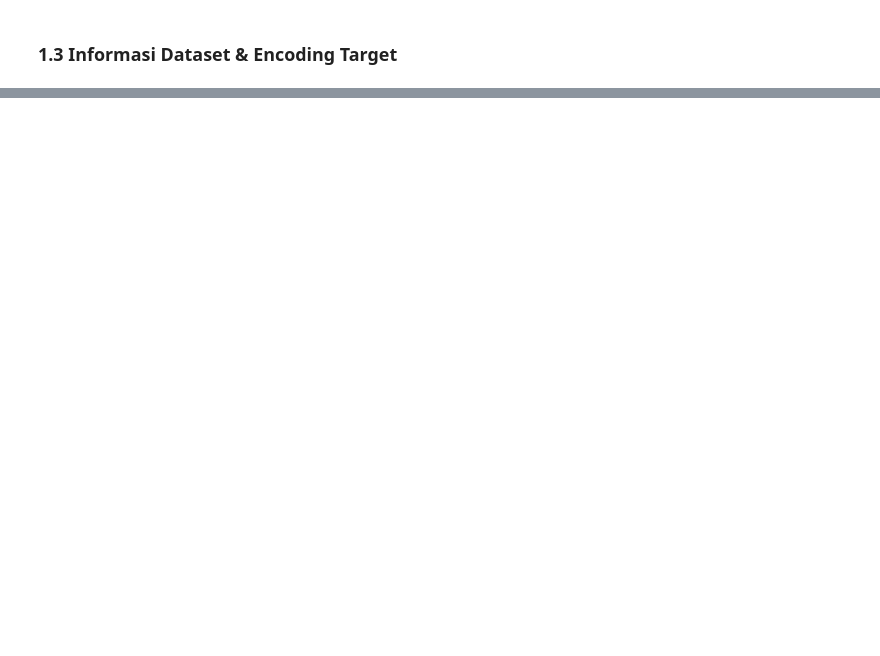
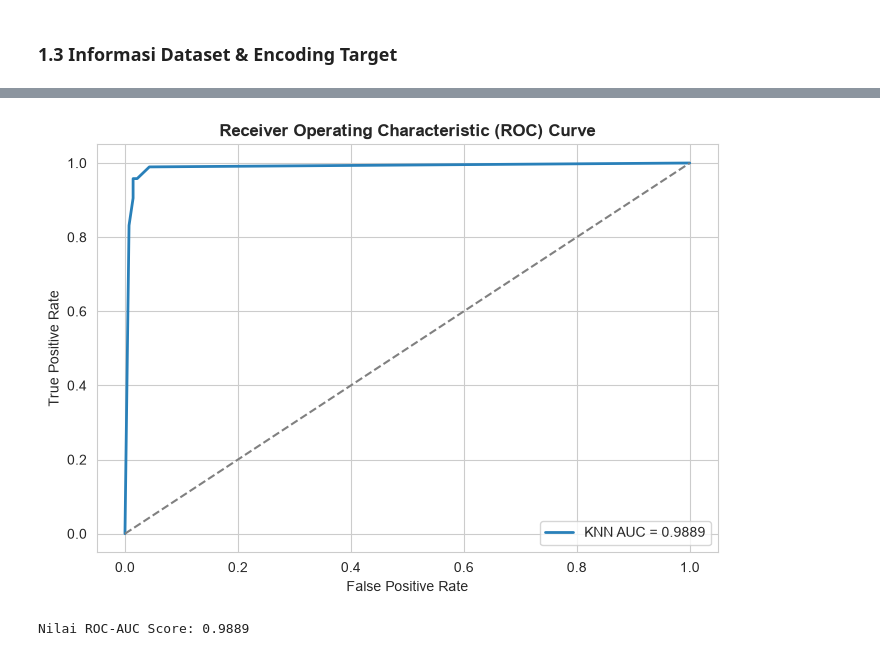
Before and after one commit to IrsyadMajid/MachineLearning_FinalProject, a Jupyter notebook: KNN_Maternal_Risk.ipynb, the cells around one changed output, grey strips where cells are left out. Drawn from its saved outputs; the diff is of its cells as text; code cells hidden in the pictures; blank space fills up the shorter version.

```diff
--- a/KNN_Maternal_Risk.ipynb
+++ b/KNN_Maternal_Risk.ipynb
@@ -654,0 +238,19 @@ pred_2, prob_2 = predict_maternal_risk(pasien_2)
+# %%
+# ROC Curve & AUC Score
+fpr, tpr, _ = roc_curve(y_test, y_prob)
+auc_score = roc_auc_score(y_test, y_prob)
+
+plt.figure(figsize=(7, 5))
+plt.plot(fpr, tpr, color='#2980b9', lw=2, label=f'KNN AUC = {auc_score:.4f}')
+plt.plot([0, 1], [0, 1], color='gray', linestyle='--')
+plt.title('Receiver Operating Characteristic (ROC) Curve', fontsize=12, fontweight='bold')
+plt.xlabel('False Positive Rate')
+plt.ylabel('True Positive Rate')
+plt.legend(loc='lower right')
+plt.tight_layout()
+plt.show()
+
+print(f'Nilai ROC-AUC Score: {auc_score:.4f}')
+# %% [output]
+[figure, added]
+Nilai ROC-AUC Score: 0.9889
```
Also changed, not shown: parts of 49 cells of this notebook.
